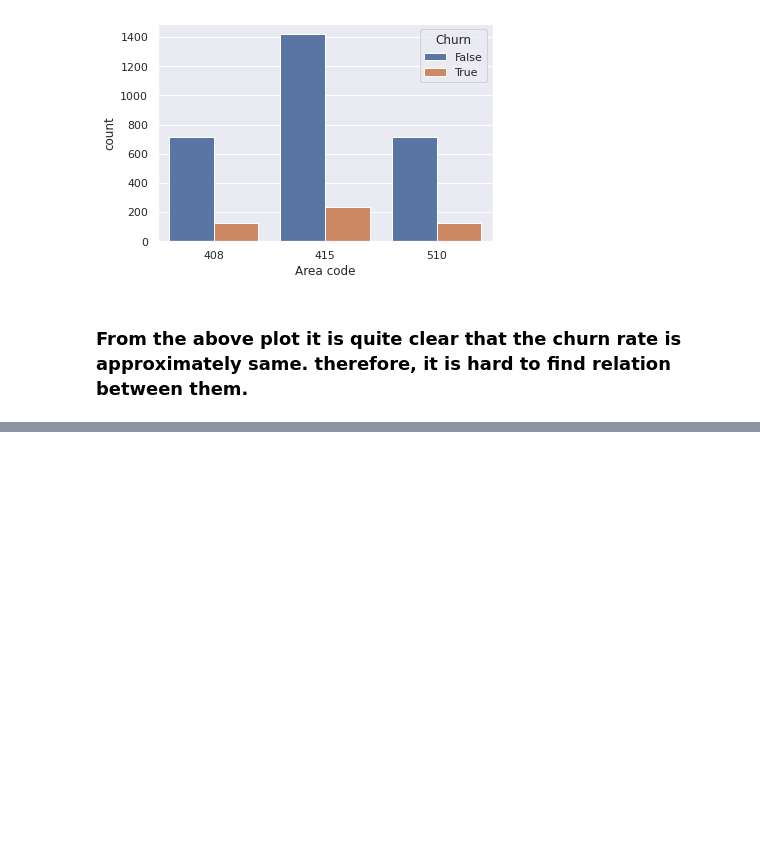
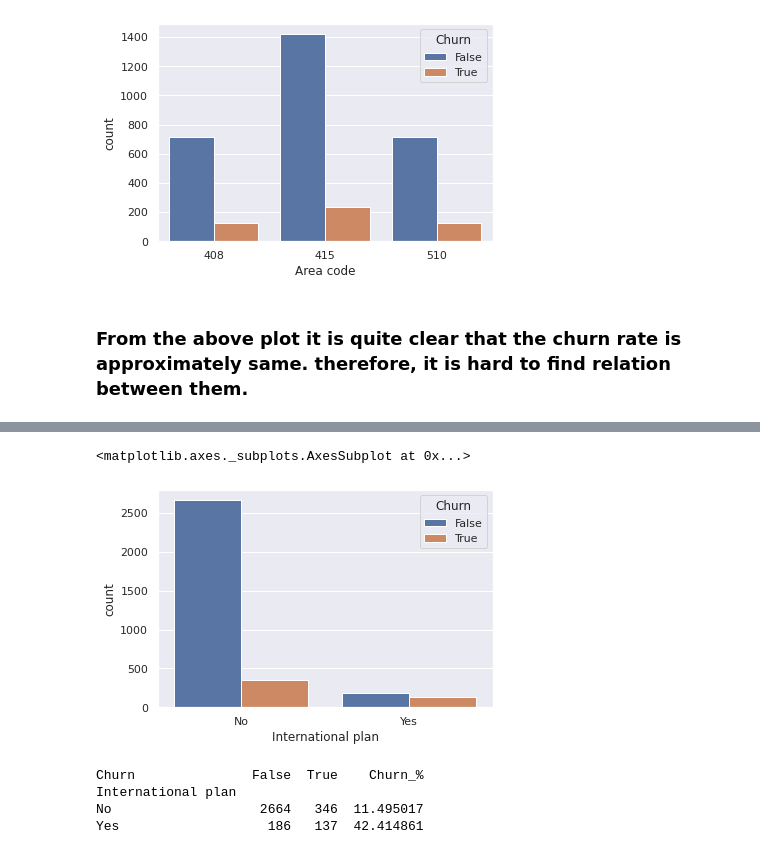
Before and after one commit to bysubanji/Exploratory-Data-Analysis-of-churn-dataset, a Jupyter notebook: EDA_telecom_churn_analysis_completed.ipynb, the cells around one changed output, grey strips where cells are left out. Drawn from its saved outputs; the diff is of its cells as text; code cells hidden in the pictures; blank space fills up the shorter version.

```diff
--- a/EDA_telecom_churn_analysis_completed.ipynb
+++ b/EDA_telecom_churn_analysis_completed.ipynb
@@ -250,0 +297,16 @@ plt.show()
+# %%
+#Analysing by using countplot
+sns.countplot(x='International plan',hue="Churn",data = churn_df)
+# %% [output]
+<matplotlib.axes._subplots.AxesSubplot at 0x...>
+[figure, added]
+# %%
+# percentage of customer who churned with respect to total no of cusmtomers witn international plan ON & OFF
+International_plan = pd.crosstab(churn_df["International plan"],churn_df["Churn"])
+International_plan['Churn_%'] = International_plan.apply(lambda x : x[1]*100/(x[0]+x[1]),axis = 1)
+print(International_plan)
+# %% [output]
+Churn               False  True    Churn_%
+International plan
+No                   2664   346  11.495017
+Yes                   186   137  42.414861
```
Also changed, not shown: parts of 23 cells of this notebook.
